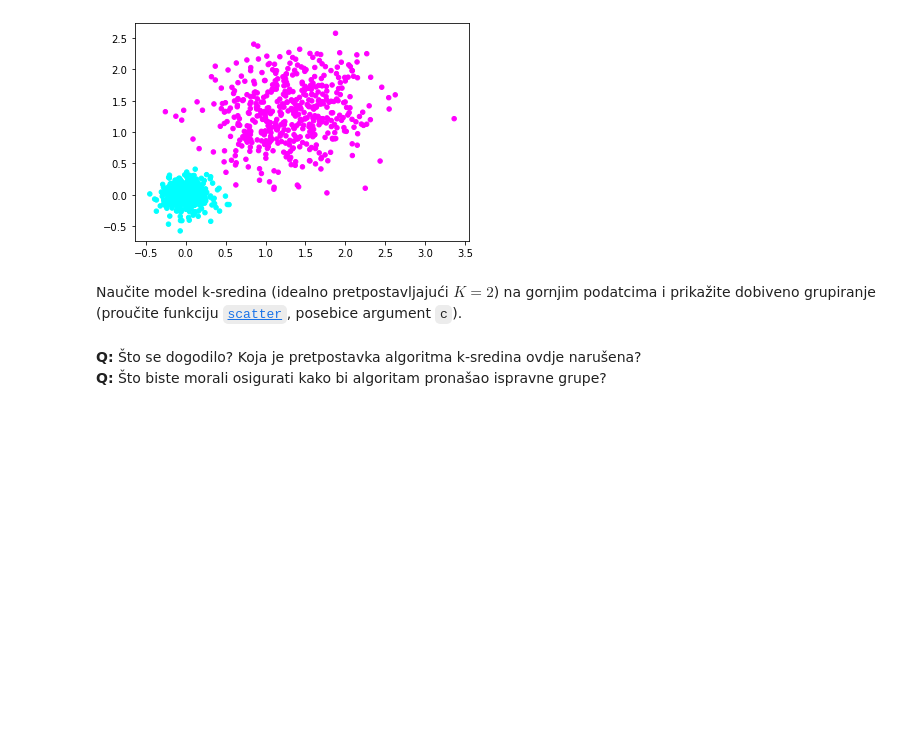
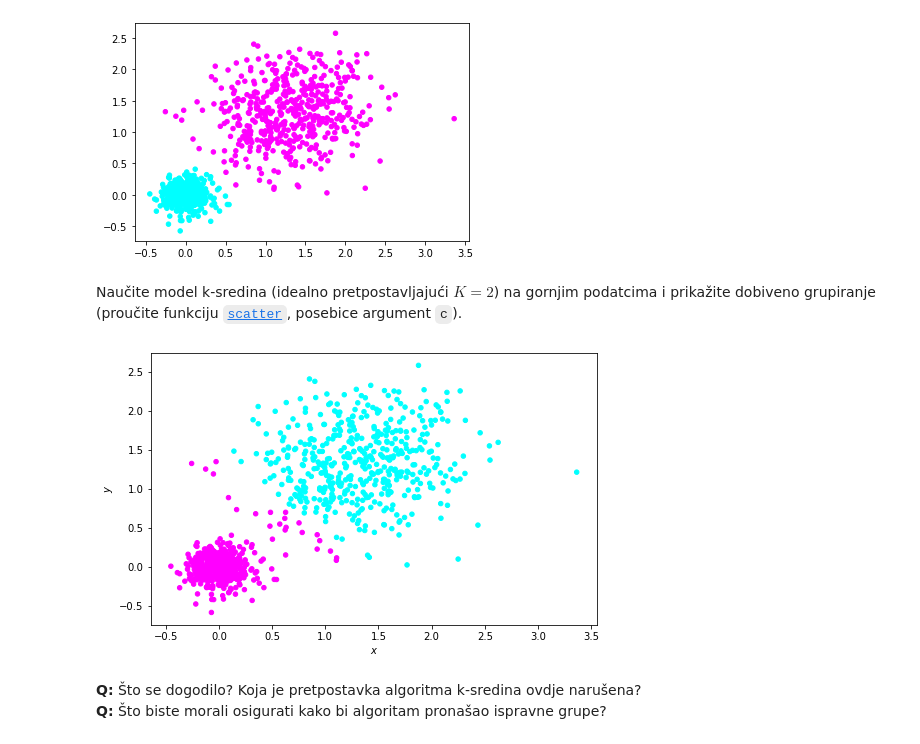
Before and after one commit to dbrcina/SU-FER-2020-21, a Jupyter notebook: SU-2020-LAB04-0036506587.ipynb, the cells around one changed output. Saved outputs shown, nothing was run; the diff lists cells and outputs as text; code cells hidden in the pictures; blank space fills up the shorter version.

```diff
--- a/SU-2020-LAB04-0036506587.ipynb
+++ b/SU-2020-LAB04-0036506587.ipynb
@@ -416,3 +529,14 @@ Naučite model k-sredina (idealno pretpostavljajući $K=2$) na gornjim podatcima
+# %%
+# Vaš kôd ovdje...
+model = KMeans(n_clusters=2).fit(X1)
+
+plt.figure(figsize=(8,5))
+plt.scatter(X1[:,0], X1[:,1], c=model.predict(X1), cmap=plt.get_cmap("cool"), s=20)
+plt.xlabel('$x$')
+plt.ylabel('$y$')
+plt.show()
+# %% [output]
+[figure, added]
 # %% [markdown]
 **Q:** Što se dogodilo? Koja je pretpostavka algoritma k-sredina ovdje narušena?
 **Q:** Što biste morali osigurati kako bi algoritam pronašao ispravne grupe?
```
Also changed, not shown: parts of 19 cells of this notebook.
